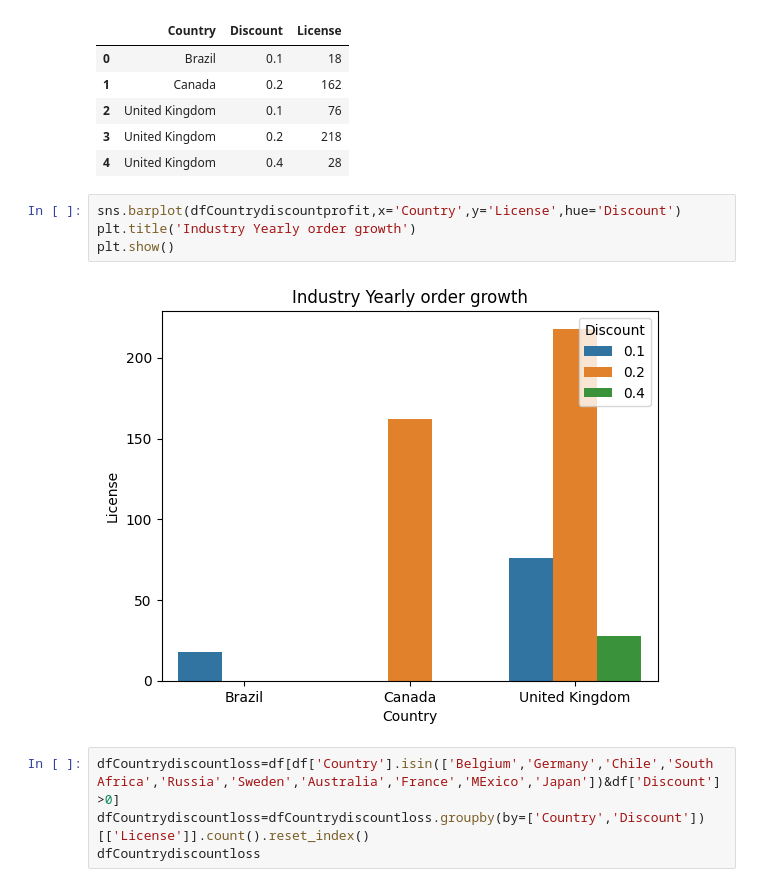
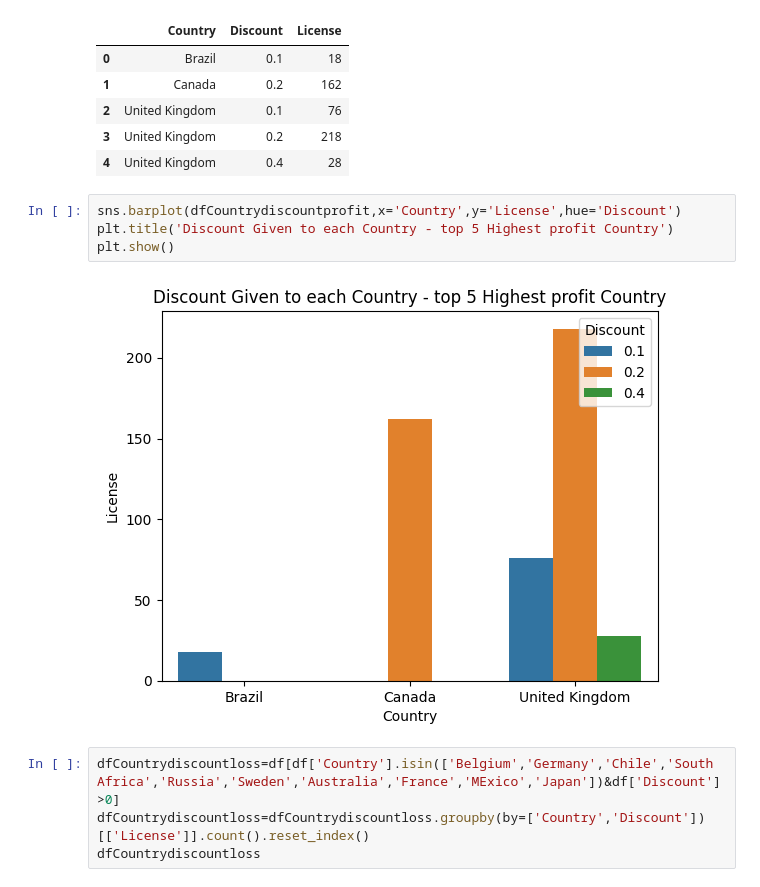
Before and after one commit to matt071090/Capstone-2, a Jupyter notebook: Capstone-Matthew.ipynb, the cells around one changed output. Cells and saved outputs as stored; diff of their text form.

```diff
--- a/Capstone-Matthew.ipynb
+++ b/Capstone-Matthew.ipynb
@@ -800,10 +801,10 @@ dfCountrydiscountprofit
 | 4 | United Kingdom | 0.4 | 28 |
 # %%
 sns.barplot(dfCountrydiscountprofit,x='Country',y='License',hue='Discount')
-plt.title('Industry Yearly order growth')
+plt.title('Discount Given to each Country - top 5 Highest profit Country')
 plt.show()
 # %% [output]
-[figure, old version]
+[figure, new version]
 # %%
 dfCountrydiscountloss=df[df['Country'].isin(['Belgium','Germany','Chile','South Africa','Russia','Sweden','Australia','France','MExico','Japan'])&df['Discount']>0]
 dfCountrydiscountloss=dfCountrydiscountloss.groupby(by=['Country','Discount'])[['License']].count().reset_index()
```
Also changed, not shown: parts of 5 cells of this notebook.
